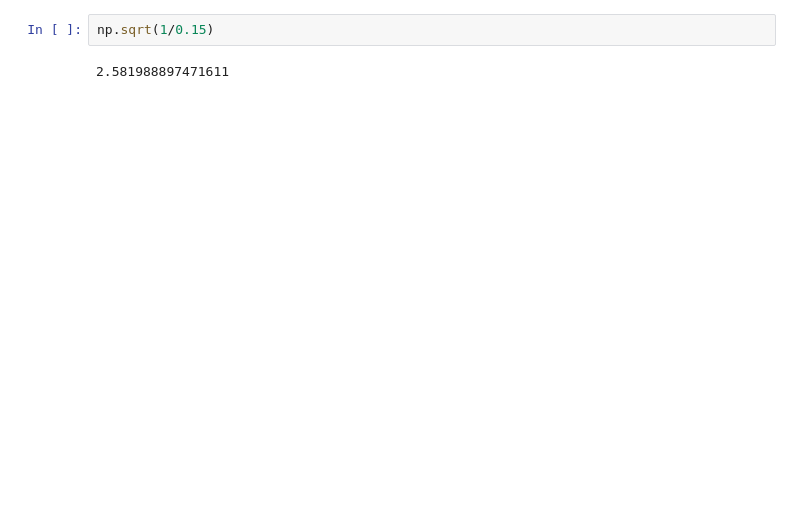
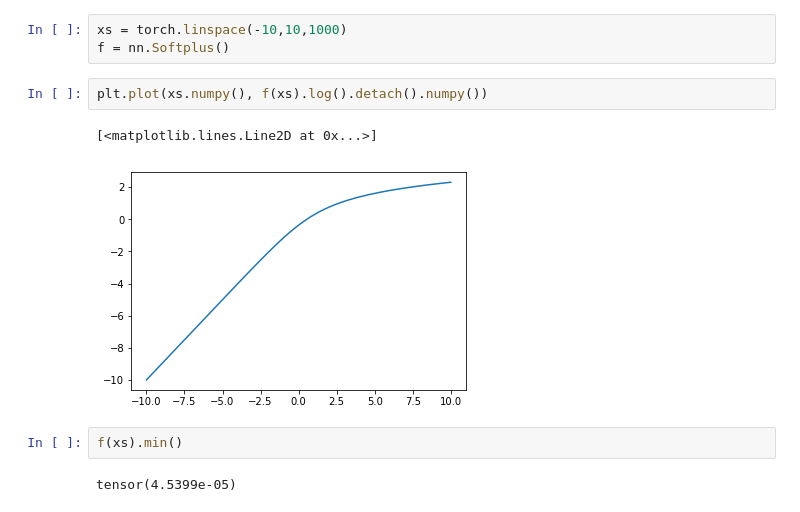
Before and after one commit to Alaya-in-Matrix/BNN, a Jupyter notebook: test_nn.ipynb, the cells around one changed output. Cells and saved outputs as stored; diff of their text form; blank space fills up the shorter version.

```diff
--- a/test_nn.ipynb
+++ b/test_nn.ipynb
@@ -106,4 +181,12 @@ plt.title('Gaussian process')
-# %%
-np.sqrt(1/0.15)
-# %% [output]
-2.581988897471611
+# %%
+xs = torch.linspace(-10,10,1000)
+f = nn.Softplus()
+# %%
+plt.plot(xs.numpy(), f(xs).log().detach().numpy())
+# %% [output]
+[<matplotlib.lines.Line2D at 0x...>]
+[figure, added]
+# %%
+f(xs).min()
+# %% [output]
+tensor(4.5399e-05)
```
Also changed, not shown: parts of 5 cells of this notebook, 4 other files.
